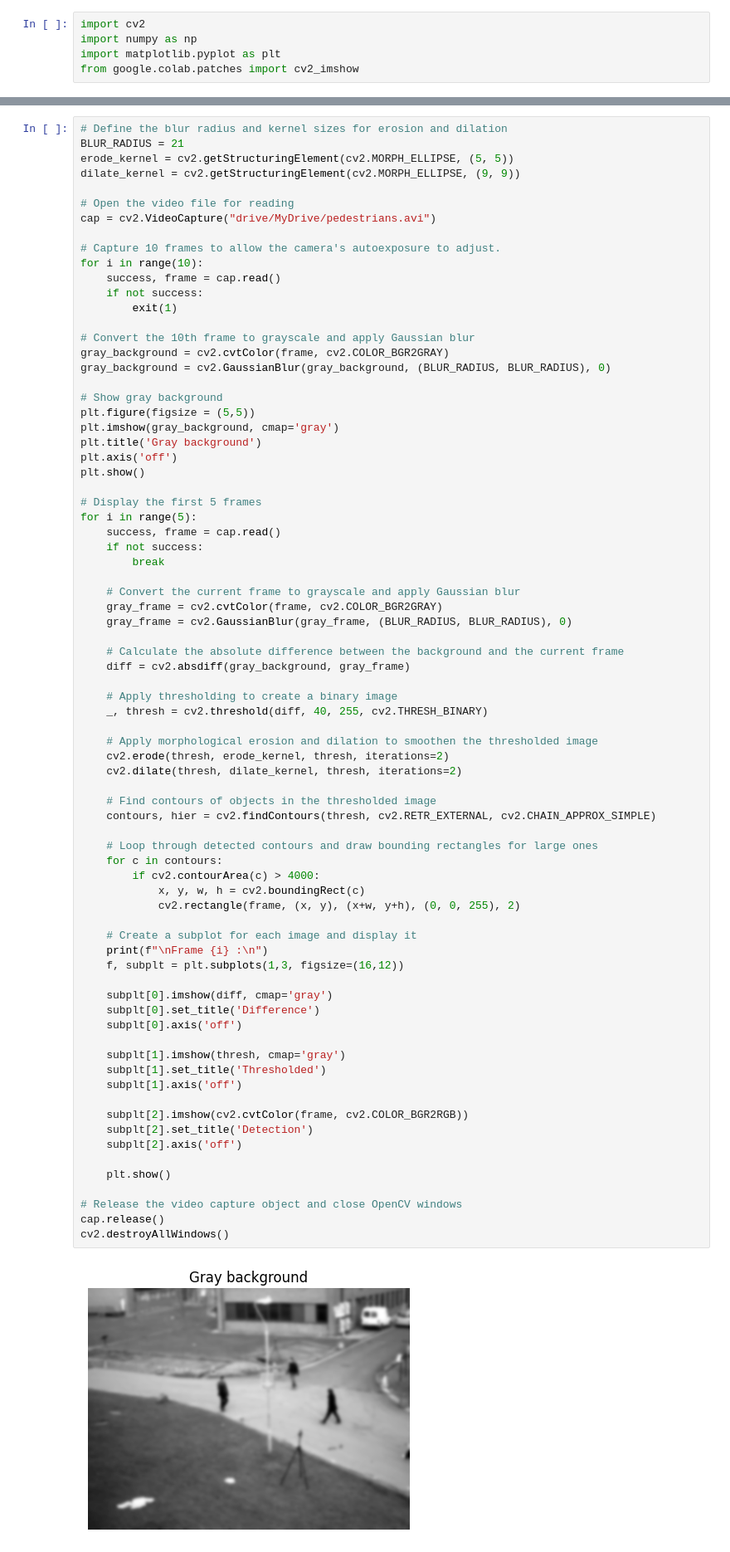
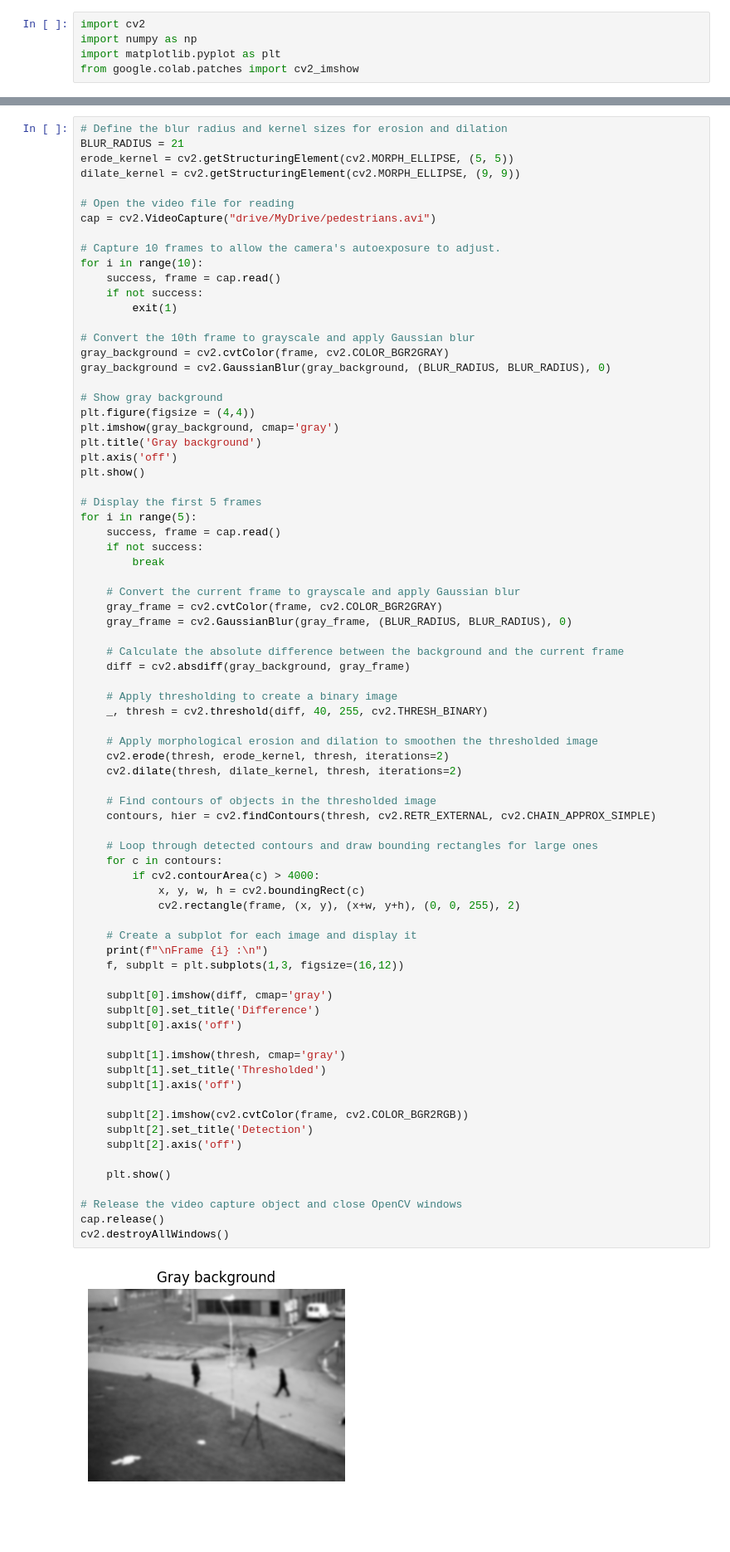
Before and after one commit to ZahraEk/OpenCV-Course, a Jupyter notebook: basic_motion_detection.ipynb, the cells around one changed output, grey strips where cells are left out. Shown at 83% size. Saved outputs shown, nothing was run; the diff lists cells and outputs as text; blank space fills up the shorter version.

```diff
--- a/basic_motion_detection.ipynb
+++ b/basic_motion_detection.ipynb
@@ -37,7 +42,7 @@ gray_background = cv2.cvtColor(frame, cv2.COLOR_BGR2GRAY)
 gray_background = cv2.GaussianBlur(gray_background, (BLUR_RADIUS, BLUR_RADIUS), 0)
 
 # Show gray background
-plt.figure(figsize = (5,5))
+plt.figure(figsize = (4,4))
 plt.imshow(gray_background, cmap='gray')
 plt.title('Gray background')
 plt.axis('off')
@@ -67,34 +72,34 @@ for i in range(5):
     contours, hier = cv2.findContours(thresh, cv2.RETR_EXTERNAL, cv2.CHAIN_APPROX_SIMPLE)
 
     # Loop through detected contours and draw bounding rectangles for large ones
     for c in contours:
         if cv2.contourArea(c) > 4000:
             x, y, w, h = cv2.boundingRect(c)
             cv2.rectangle(frame, (x, y), (x+w, y+h), (0, 0, 255), 2)
 
     # Create a subplot for each image and display it
     print(f"\nFrame {i} :\n")
     f, subplt = plt.subplots(1,3, figsize=(16,12))
 
     subplt[0].imshow(diff, cmap='gray')
     subplt[0].set_title('Difference')
     subplt[0].axis('off')
 
     subplt[1].imshow(thresh, cmap='gray')
     subplt[1].set_title('Thresholded')
     subplt[1].axis('off')
 
     subplt[2].imshow(cv2.cvtColor(frame, cv2.COLOR_BGR2RGB))
     subplt[2].set_title('Detection')
     subplt[2].axis('off')
 
     plt.show()
 
 # Release the video capture object and close OpenCV windows
 cap.release()
 cv2.destroyAllWindows()
 # %% [output]
-[figure, old version]
+[figure, new version]
 Frame 0 :
 [figure]
 Frame 1 :
```
Also changed, not shown: parts of 1 cell of this notebook.
